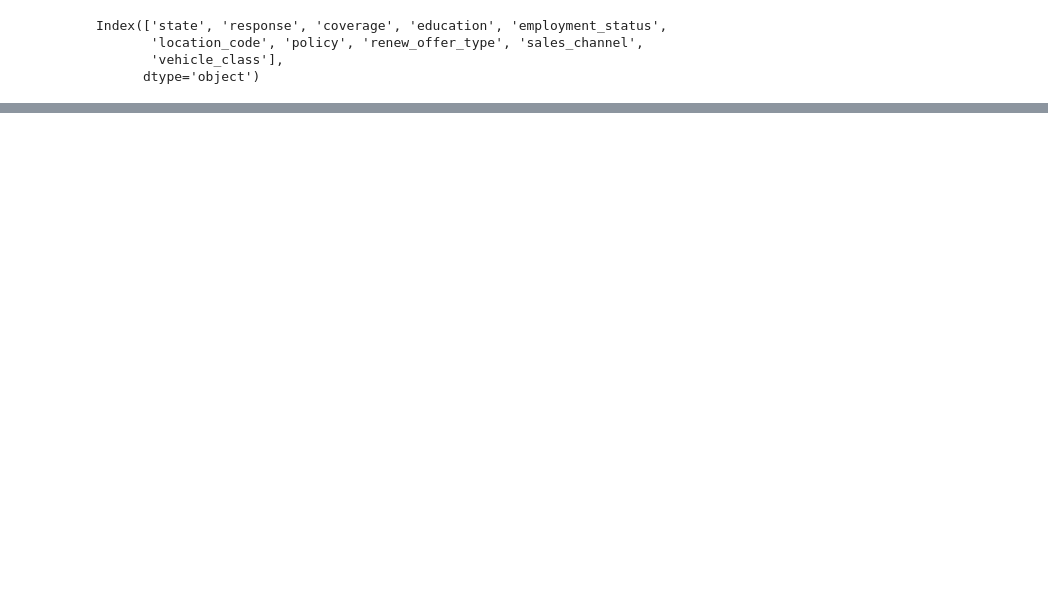
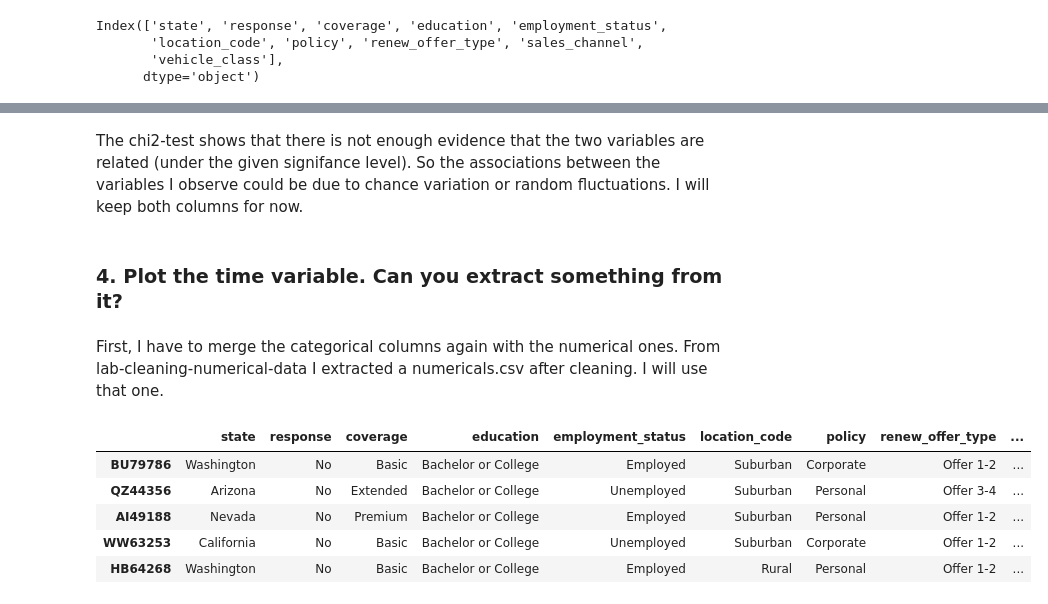
Before and after one commit to ieumann/lab-cleaning-categorical-data, a Jupyter notebook: lab-cleaning-categorical-data.ipynb, the cells around one changed output, grey strips where cells are left out. Cells and saved outputs as stored; diff of their text form; code cells hidden in the pictures; blank space fills up the shorter version.

```diff
--- a/lab-cleaning-categorical-data.ipynb
+++ b/lab-cleaning-categorical-data.ipynb
@@ -417,0 +556,20 @@ categorical_df.to_csv('categoricals.csv')
+# %% [markdown]
+The chi2-test shows that there is not enough evidence that the two variables are related (under the given signifance level). So the associations between the variables I observe could be due to chance variation or random fluctuations.
+I will keep both columns for now.
+# %% [markdown]
+### 4. Plot the time variable. Can you extract something from it?
+# %% [markdown]
+First, I have to merge the categorical columns again with the numerical ones. From lab-cleaning-numerical-data I extracted a numericals.csv after cleaning. I will use that one.
+# %%
+numericals = pd.read_csv('numericals.csv')
+# %%
+# I concatenate the datasets horizontally.
+customer_data = pd.concat([categoricals, numericals], axis=1)
+customer_data.head()
+# %% [output]
+|  | state | response | coverage | education | employment_status | location_code | policy | renew_offer_type | ... |
+| BU79786 | Washington | No | Basic | Bachelor or College | Employed | Suburban | Corporate | Offer 1-2 | ... |
+| QZ44356 | Arizona | No | Extended | Bachelor or College | Unemployed | Suburban | Personal | Offer 3-4 | ... |
+| AI49188 | Nevada | No | Premium | Bachelor or College | Employed | Suburban | Personal | Offer 1-2 | ... |
+| WW63253 | California | No | Basic | Bachelor or College | Unemployed | Suburban | Corporate | Offer 1-2 | ... |
+| HB64268 | Washington | No | Basic | Bachelor or College | Employed | Rural | Personal | Offer 1-2 | ... |
```
Also changed, not shown: parts of 25 cells of this notebook, 2 other files.
